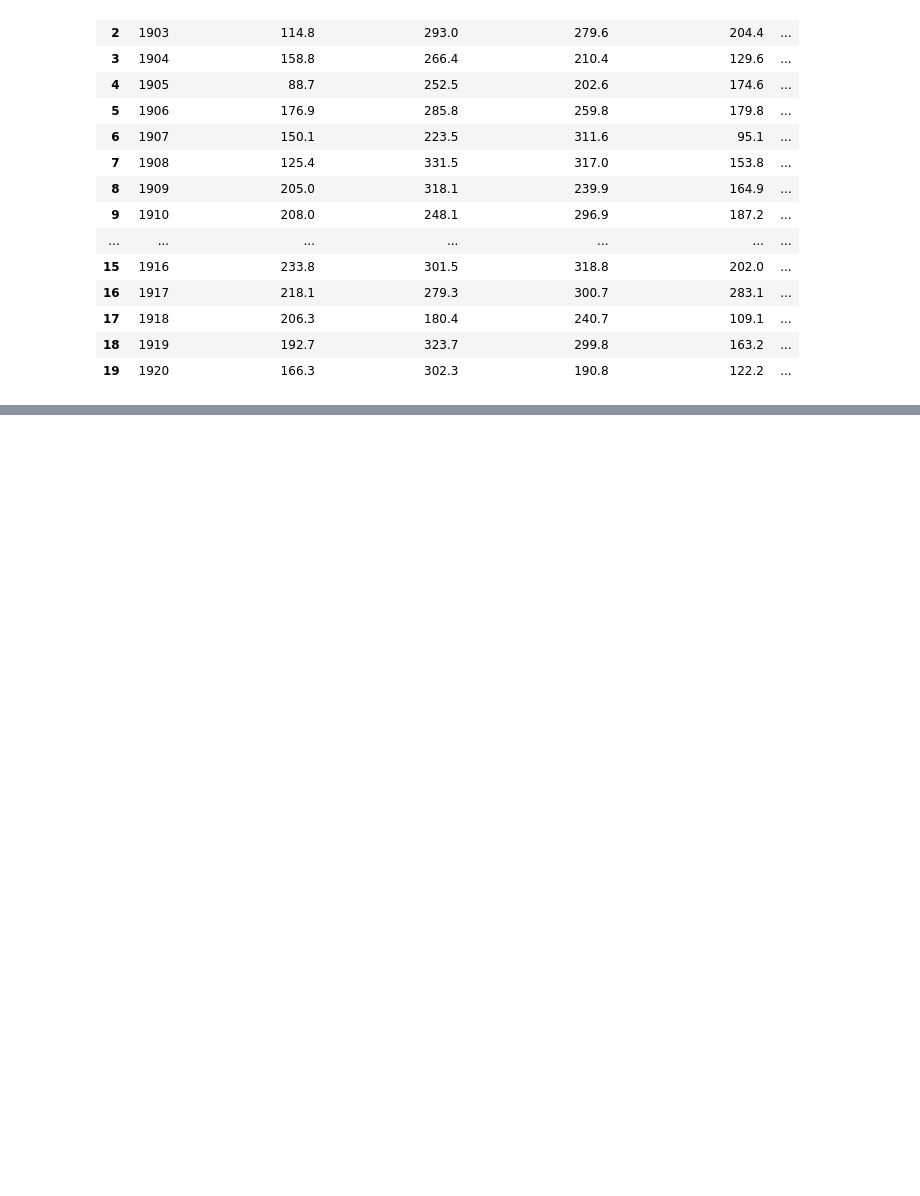
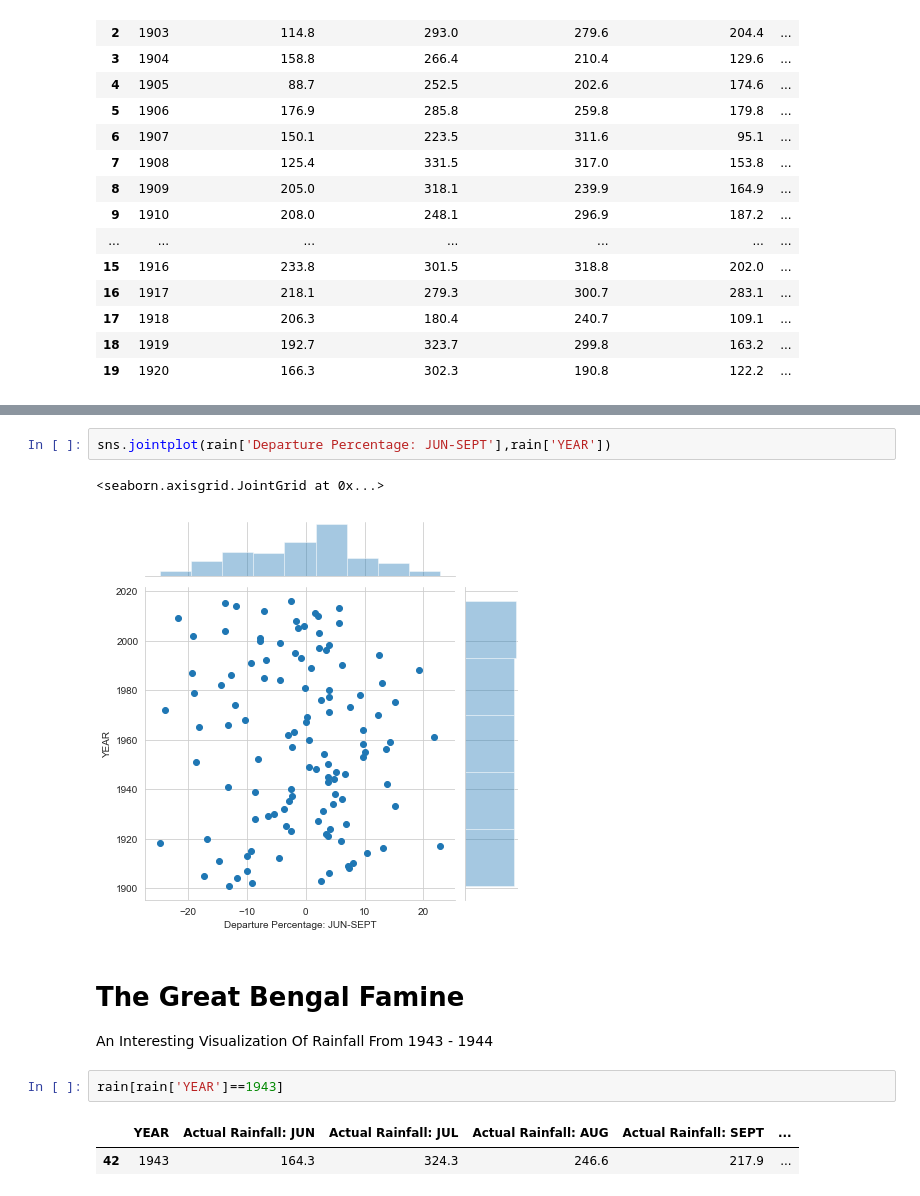
Before and after one commit to imaginarycoder/Rainfall_Prediction_India, a Jupyter notebook: Rainfall.ipynb, the cells around one changed output, grey strips where cells are left out. Saved outputs shown, nothing was run; the diff lists cells and outputs as text; blank space fills up the shorter version.

```diff
--- a/Rainfall.ipynb
+++ b/Rainfall.ipynb
@@ -61,0 +71,14 @@ rain.head(20)
+# %%
+sns.jointplot(rain['Departure Percentage: JUN-SEPT'],rain['YEAR'])
+# %% [output]
+<seaborn.axisgrid.JointGrid at 0x...>
+[figure, added]
+# %% [markdown]
+# The Great Bengal Famine
+
+An Interesting Visualization Of Rainfall From 1943 - 1944
+# %%
+rain[rain['YEAR']==1943]
+# %% [output]
+|  | YEAR | Actual Rainfall: JUN | Actual Rainfall: JUL | Actual Rainfall: AUG | Actual Rainfall: SEPT | ... |
+| 42 | 1943 | 164.3 | 324.3 | 246.6 | 217.9 | ... |
```
Also changed, not shown: parts of 12 cells of this notebook.
